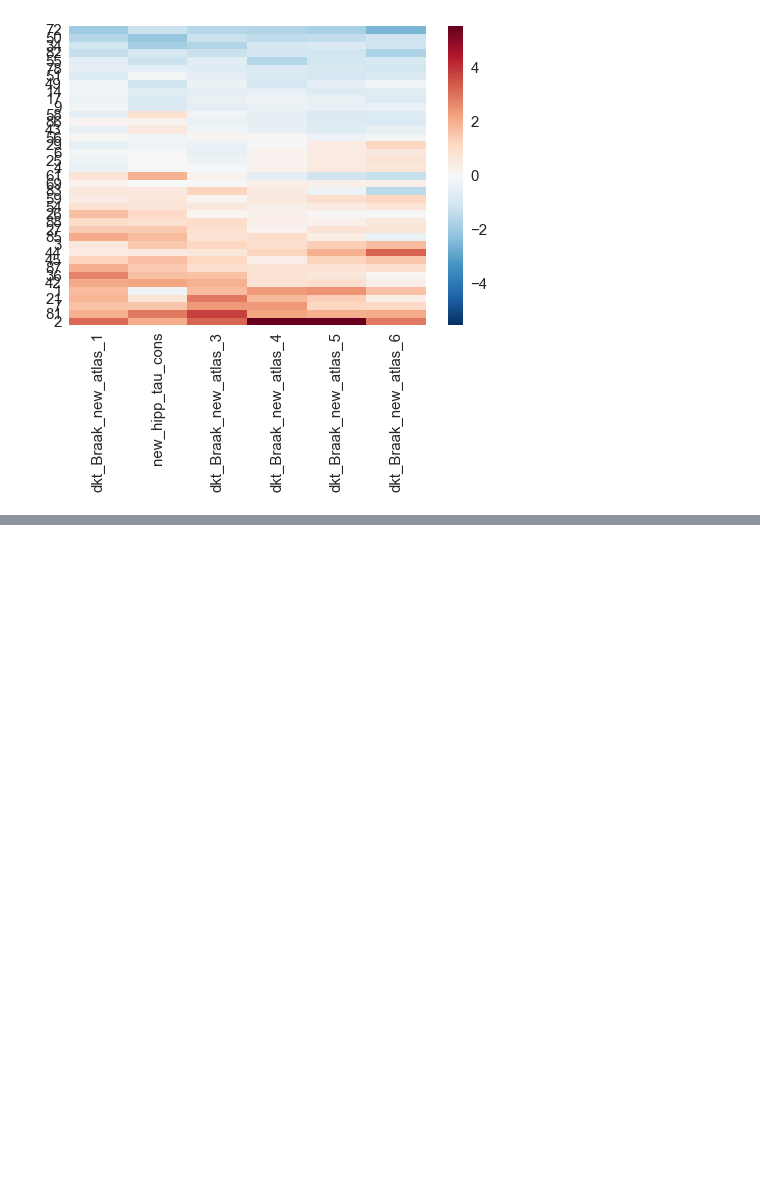
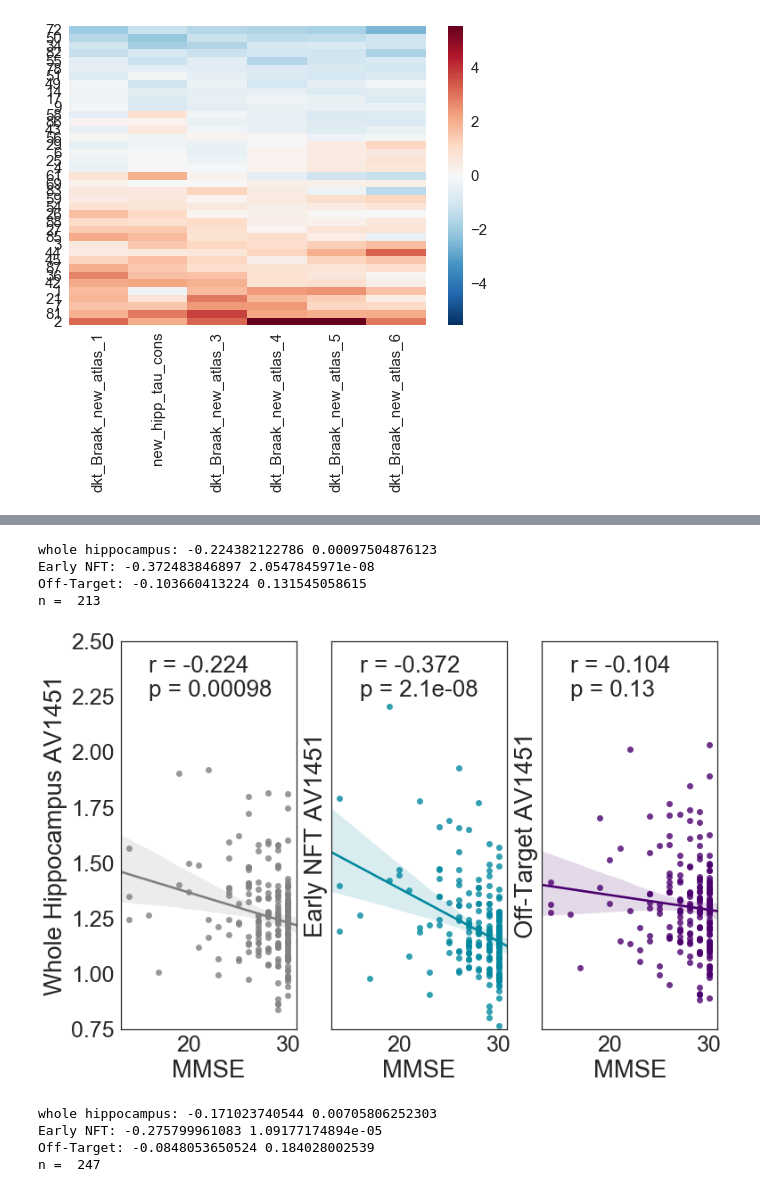
Before and after one commit to illdopejake/hack_projects, a Jupyter notebook: Tau_clustering_analyses.ipynb, the cells around one changed output, grey strips where cells are left out. Cells and saved outputs as stored; diff of their text form; code cells hidden in the pictures; blank space fills up the shorter version.

```diff
--- a/Tau_clustering_analyses.ipynb
+++ b/Tau_clustering_analyses.ipynb
@@ -1926,0 +2096,59 @@ plt.show()
+# %%
+mcols = ['AV1451 Whole Hippocampus','AV1451 Early NFT','AV1451 Off-Target','MMSE']
+mmsedf = bt[mcols].dropna()
+
+whmr,whmp = stats.pearsonr(mmsedf['AV1451 Whole Hippocampus'], mmsedf['MMSE'])
+print('whole hippocampus:',whmr,whmp)
+
+etmr,etmp = stats.pearsonr(mmsedf['AV1451 Early NFT'], mmsedf['MMSE'])
+print('Early NFT:',etmr,etmp)
+
+otmr, otmp = stats.pearsonr(mmsedf['AV1451 Off-Target'], mmsedf['MMSE'])
+print('Off-Target:',otmr, otmp)
+
+print('n = ',len(mmsedf))
+# %% [output]
+whole hippocampus: -0.224382122786 0.00097504876123
+Early NFT: -0.372483846897 2.0547845971e-08
+Off-Target: -0.103660413224 0.131545058615
+n =  213
+# %%
+plt.close()
+sns.set(font_scale=2.5)
+sns.set_style('white')
+fig, (ax1, ax2, ax3) = plt.subplots(ncols=3, sharey=True, figsize=[12,8])
+sns.regplot('MMSE','AV1451 Whole Hippocampus',data=mmsedf, ax=ax1, color='gray')
+sns.regplot('MMSE','AV1451 Early NFT',data=mmsedf, ax=ax2, color=sns.xkcd_rgb["teal blue"])
+sns.regplot('MMSE','AV1451 Off-Target',data=mmsedf, ax=ax3, color=sns.xkcd_rgb["royal purple"])
+#for ax in [ax1,ax2,ax3]:
+#    ax.set_xticks([-1.5, 0, 1.5])
+ax1.set_ylabel('Whole Hippocampus AV1451')
+ax2.set_ylabel('Early NFT AV1451')
+ax3.set_ylabel('Off-Target AV1451')
+plt.ylim(0.75, 2.5)
+ax1.text(16, 2.25,'r = %s\np = %s'%(float('%.3g' % whmr),float('%.2g' % whmp)), fontsize=26)
+ax2.text(16, 2.25,'r = %s\np = %s'%(float('%.3g' % etmr),float('%.2g' % etmp)), fontsize=26)
+ax3.text(16, 2.25,'r = %s\np = %s'%(float('%.3g' % otmr),float('%.2g' % otmp)), fontsize=26)
+fig.savefig('/Users/jakevogel/Dropbox/JAKE - AV1451 Clustering/Hippocampus_Project/HBM/MMSE_n213.pdf')
+plt.show()
+# %% [output]
+[figure, added]
+# %%
+ccols = ['AV1451 Whole Hippocampus','AV1451 Early NFT','AV1451 Off-Target','ADNI_MEM']
+cogdf = bt[ccols].dropna()
+
+whcr,whcp = stats.pearsonr(cogdf['AV1451 Whole Hippocampus'], cogdf['ADNI_MEM'])
+print('whole hippocampus:',whcr,whcp)
+
+etcr,etcp = stats.pearsonr(cogdf['AV1451 Early NFT'], cogdf['ADNI_MEM'])
+print('Early NFT:',etcr,etcp)
+
+otcr, otcp = stats.pearsonr(cogdf['AV1451 Off-Target'], cogdf['ADNI_MEM'])
+print('Off-Target:',otcr, otcp)
+
+print('n = ',len(cogdf))
+# %% [output]
+whole hippocampus: -0.171023740544 0.00705806252303
+Early NFT: -0.275799961083 1.09177174894e-05
+Off-Target: -0.0848053650524 0.184028002539
+n =  247
```
Also changed, not shown: parts of 26 cells of this notebook, 1 other file.
